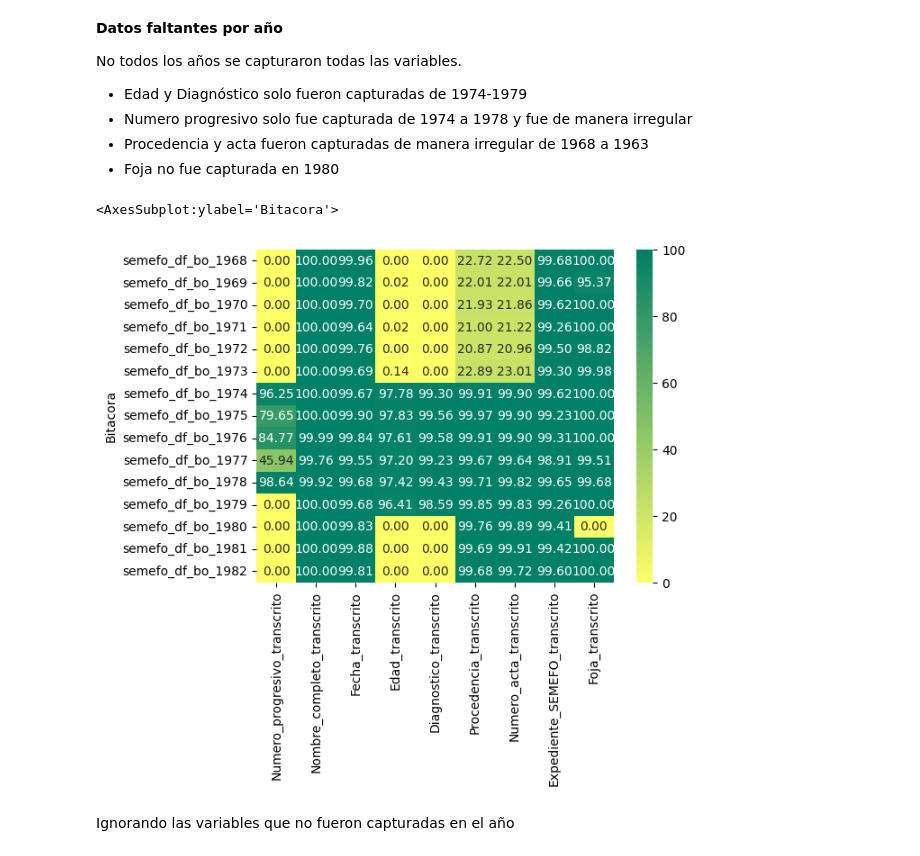
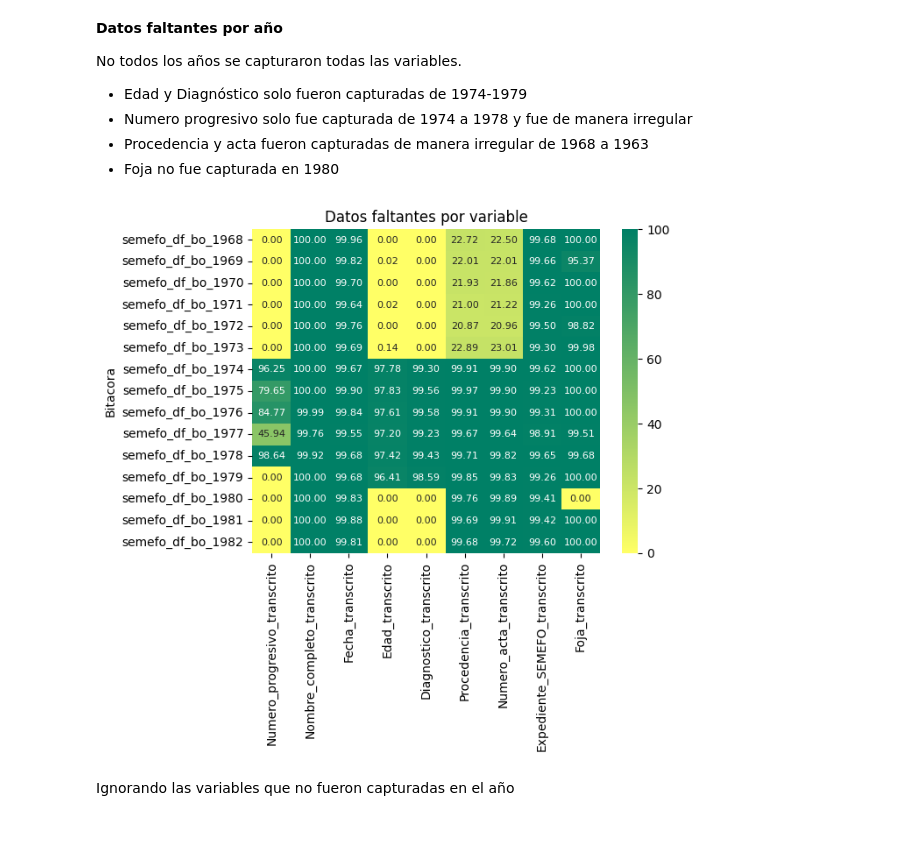
Before and after one commit to mar-esther23/SEMEFO_busqueda, a Jupyter notebook: HBO_analisis.ipynb, the cells around one changed output. Cells and saved outputs as stored; diff of their text form; code cells hidden in the pictures.

```diff
--- a/HBO_analisis.ipynb
+++ b/HBO_analisis.ipynb
@@ -65,12 +65,13 @@ No todos los años se capturaron todas las variables.
 # %%
 ingresos_anuales = df['Bitacora_ingresos'].value_counts().sort_index()
 
 df_notnan['Bitacora'] = df['Bitacora_ingresos']
 df_notnan_anual = df_notnan.groupby('Bitacora').sum().divide( ingresos_anuales, axis=0 )
-sns.heatmap(df_notnan_anual*100, cmap='summer_r', annot=True, fmt=".2f")
+sns.heatmap(df_notnan_anual*100, cmap='summer_r', annot=True, fmt=".2f", annot_kws={"size": 8})
+plt.title(f"Datos faltantes por variable")
+plt.show()
 # %% [output]
-<AxesSubplot:ylabel='Bitacora'>
-[figure, old version]
+[figure, new version]
 # %% [markdown]
 Ignorando las variables que no fueron capturadas en el año
 # %%
```
Also changed, not shown: parts of 44 cells of this notebook, 2 other files.
